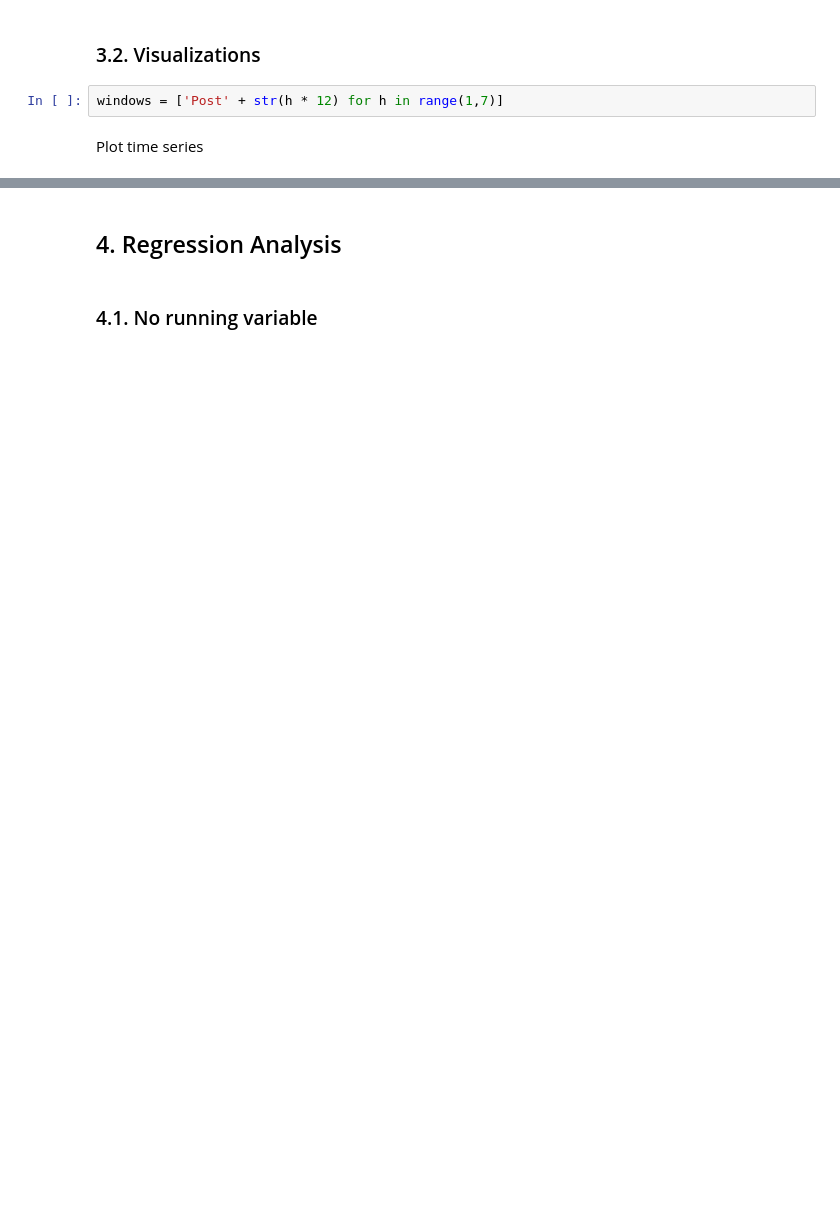
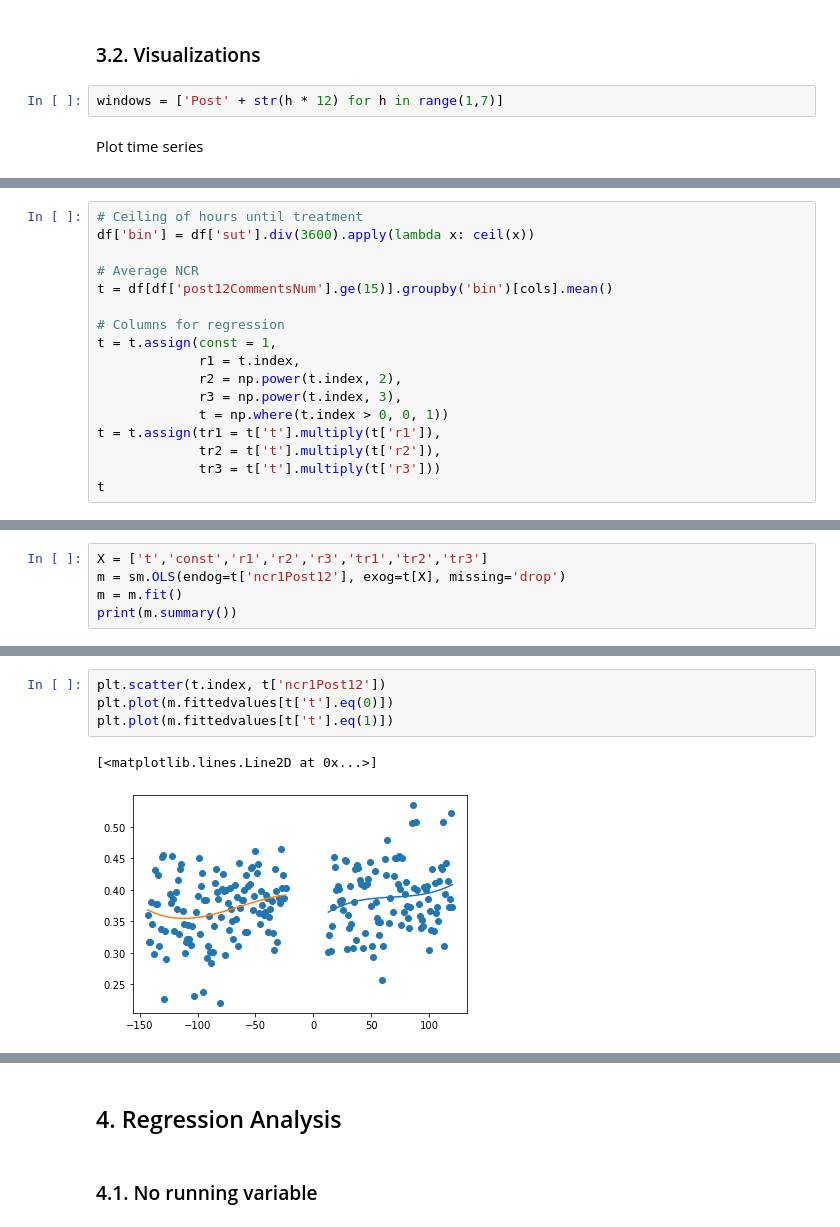
Before and after one commit to ArturoSbr/youtube-dislike-count, a Jupyter notebook: cod/02_analysis/01_EDA.ipynb, the cells around one changed output, grey strips where cells are left out. Saved outputs shown, nothing was run; the diff lists cells and outputs as text; blank space fills up the shorter version.

```diff
--- a/cod/02_analysis/01_EDA.ipynb
+++ b/cod/02_analysis/01_EDA.ipynb
@@ -248,0 +281,17 @@ plt.show()
+# %%
+# Ceiling of hours until treatment
+df['bin'] = df['sut'].div(3600).apply(lambda x: ceil(x))
+
+# Average NCR
+t = df[df['post12CommentsNum'].ge(15)].groupby('bin')[cols].mean()
+
+# Columns for regression
+t = t.assign(const = 1,
+             r1 = t.index,
+             r2 = np.power(t.index, 2),
+             r3 = np.power(t.index, 3),
+             t = np.where(t.index > 0, 0, 1))
+t = t.assign(tr1 = t['t'].multiply(t['r1']),
+             tr2 = t['t'].multiply(t['r2']),
+             tr3 = t['t'].multiply(t['r3']))
+t
@@ -248,0 +313,5 @@ plt.show()
+# %%
+X = ['t','const','r1','r2','r3','tr1','tr2','tr3']
+m = sm.OLS(endog=t['ncr1Post12'], exog=t[X], missing='drop')
+m = m.fit()
+print(m.summary())
@@ -248,0 +336,7 @@ plt.show()
+# %%
+plt.scatter(t.index, t['ncr1Post12'])
+plt.plot(m.fittedvalues[t['t'].eq(0)])
+plt.plot(m.fittedvalues[t['t'].eq(1)])
+# %% [output]
+[<matplotlib.lines.Line2D at 0x...>]
+[figure, added]
```
Also changed, not shown: parts of 21 cells of this notebook.
